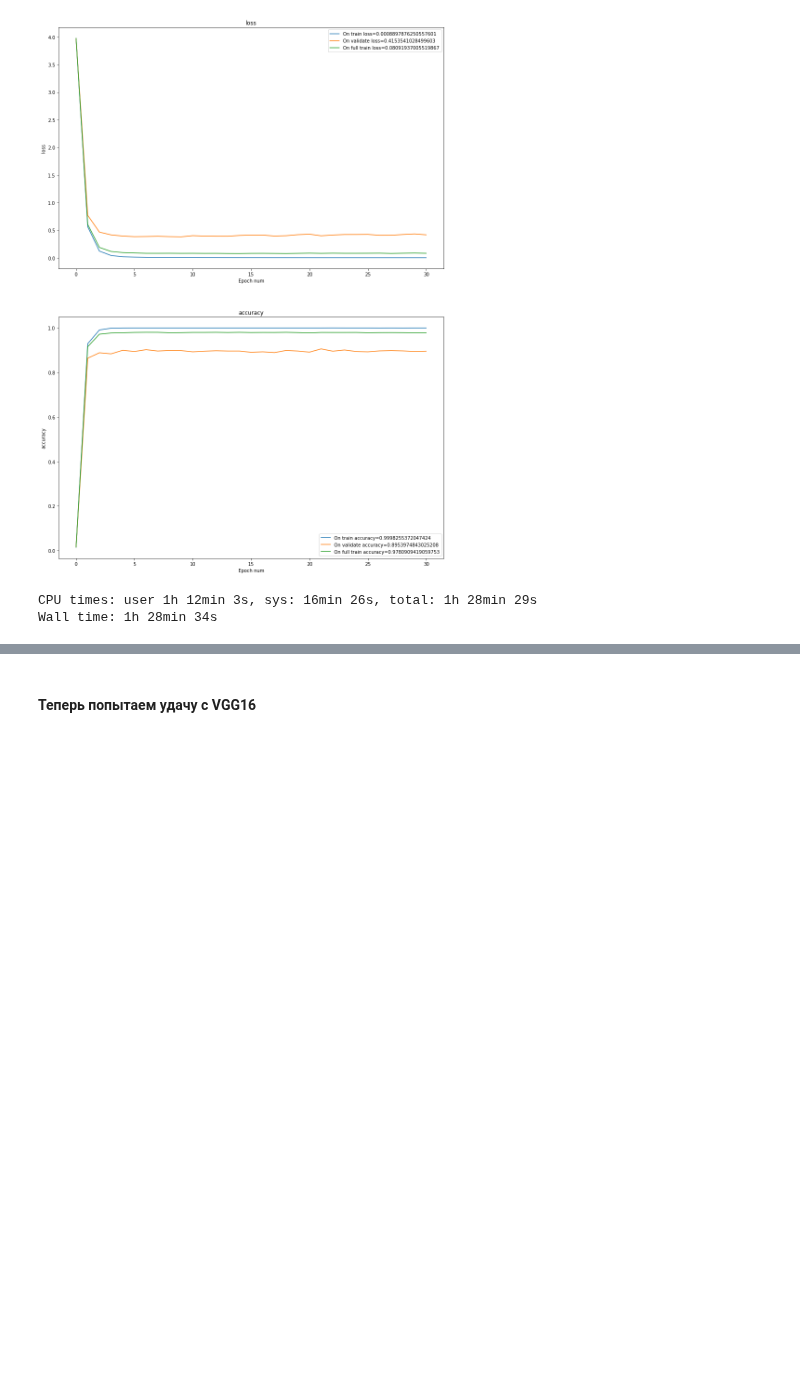
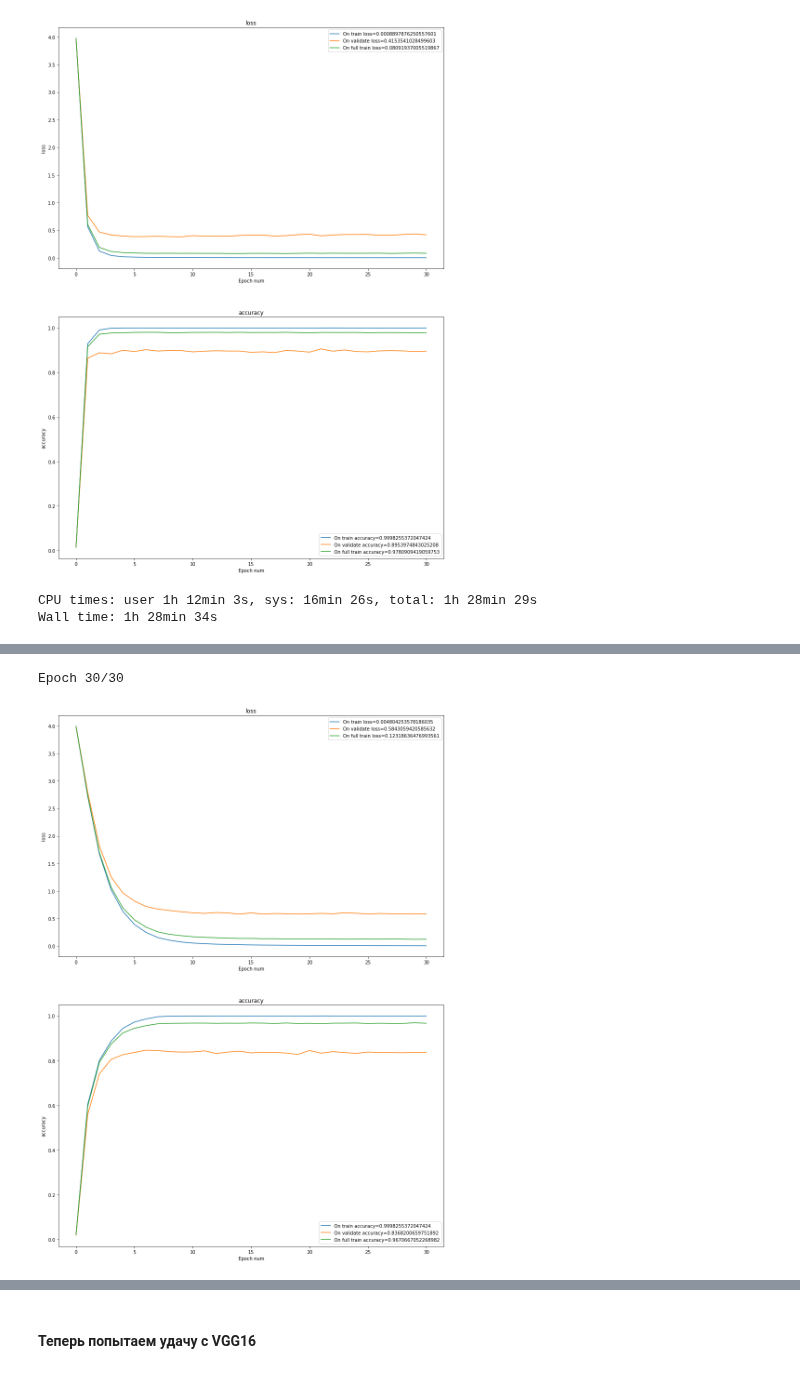
Before and after one commit to alex-kozinov/courses, a Jupyter notebook: mipt-ml-beginning/labs/03_dl/Lab3_DL_parts_4_and_5_optional.ipynb, the cells around one changed output, grey strips where cells are left out. Drawn from its saved outputs; the diff is of its cells as text; code cells hidden in the pictures; blank space fills up the shorter version.

```diff
--- a/mipt-ml-beginning/labs/03_dl/Lab3_DL_parts_4_and_5_optional.ipynb
+++ b/mipt-ml-beginning/labs/03_dl/Lab3_DL_parts_4_and_5_optional.ipynb
@@ -438,0 +441,7 @@ def get_resnet50(num_classes):
+# %%
+def get_googlenet(num_classes):
+    net = models.googlenet(pretrained=True)
+    num_ftrs = net.fc.in_features
+
+    net.fc = nn.Linear(num_ftrs, num_classes)
+    return net
@@ -650,0 +671,3 @@ Wall time: 1h 28min 34s
+# %%
+googlenet = get_googlenet(50).to(device)
+torchsummary.summary(googlenet, (3, 224, 224))
@@ -650,0 +692,12 @@ Wall time: 1h 28min 34s
+# %%
+%%time
+googlenet_lm = LearningModel(googlenet, 'ResNet50')
+dataloaders = {
+    'train' : train_loader,
+    'validate' : validate_loader,
+    'full train' : full_train_loader
+}
+googlenet_lm.fit(dataloaders, n_epoch=30)
+# %% [output]
+Epoch 30/30
+[figure, added]
```
Also changed, not shown: parts of 11 cells of this notebook.
